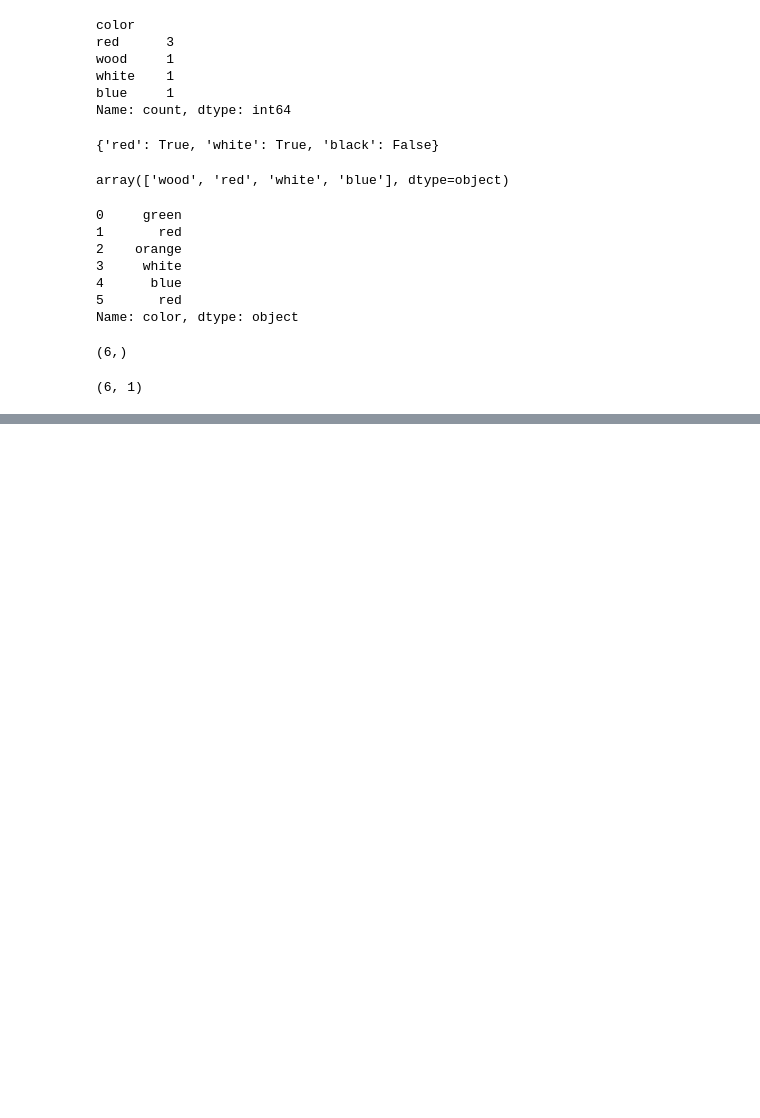
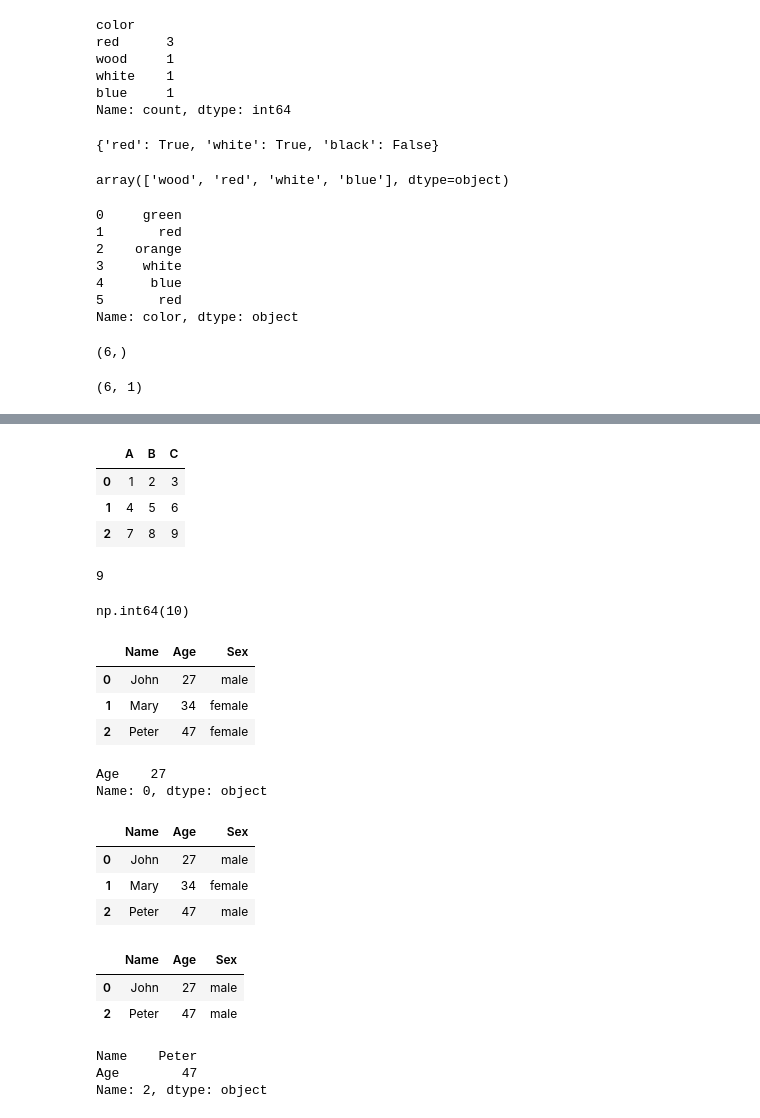
Before and after one commit to hectorherreraespinola/DataAnalys50DaysChallenge, a Jupyter notebook: 50DaysChallenge.ipynb, the cells around one changed output, grey strips where cells are left out. Drawn from its saved outputs; the diff is of its cells as text; code cells hidden in the pictures; blank space fills up the shorter version.

```diff
--- a/50DaysChallenge.ipynb
+++ b/50DaysChallenge.ipynb
@@ -967,0 +977,73 @@ color_df.shape
+# %%
+list1 = [[1, 2, 3], [4, 5, 6], [7, 8, 9]]
+# %%
+#Create a DataFrame from the list above with three columns [A, B, C].
+df17 = pd.DataFrame(list1, columns=["A","B","C"])
+df17
+# %% [output]
+|  | A | B | C |
+| 0 | 1 | 2 | 3 |
+| 1 | 4 | 5 | 6 |
+| 2 | 7 | 8 | 9 |
+# %%
+#Using the pandas .at attribute access the number 9 from your DataFrame.
+print(df17.at[2,"C"]) #Set value at specified row/column pair
+# %% [output]
+9
+# %%
+
+##Write another code using the .at attribute to change the number 9 to 10.
+df17.at[2, 'C'] = 10
+df17.at[2,"C"]
+# %% [output]
+np.int64(10)
+# %%
+# Create a DataFrame using the data below
+names = ["John","Mary","Peter"]
+age = [27,34,47]
+sex = ["male","female","female"]
+
+data = {"Name": names,
+        "Age":age,
+        "Sex": sex}
+#Creating the DF
+new_df17  = pd.DataFrame(data)
+new_df17
+# %% [output]
+|  | Name | Age | Sex |
+| 0 | John | 27 | male |
+| 1 | Mary | 34 | female |
+| 2 | Peter | 47 | female |
+# %%
+# Using the .loc attribute, access the age of John from the DF (loc is based on a label) by row or column
+
+new_df17.loc[0,["Age"]]
+# %% [output]
+Age    27
+Name: 0, dtype: object
+# %%
+#Using the .loc attribute change the gender of Peter from "female" to "male.
+new_df17.loc[2,"Sex"] = "male"
+new_df17
+# %% [output]
+|  | Name | Age | Sex |
+| 0 | John | 27 | male |
+| 1 | Mary | 34 | female |
+| 2 | Peter | 47 | male |
+# %%
+#Write code to extract a subset of the DataFrame containing only male individuals. Write another code to retrieve the name and age of the oldest male from the modified DataFrame
+filtered_df17= new_df17[new_df17["Sex"]=="male"]
+filtered_df17
+# %% [output]
+|  | Name | Age | Sex |
+| 0 | John | 27 | male |
+| 2 | Peter | 47 | male |
+# %%
+#Write another code to retrieve the name and age of the oldest male from the modified DataFrame
+oldest_male = filtered_df17.loc[filtered_df17['Age'].idxmax(), ['Name', 'Age']]
+
+oldest_male
+# %% [output]
+Name    Peter
+Age        47
+Name: 2, dtype: object
```
Also changed, not shown: parts of 1 cell of this notebook.
